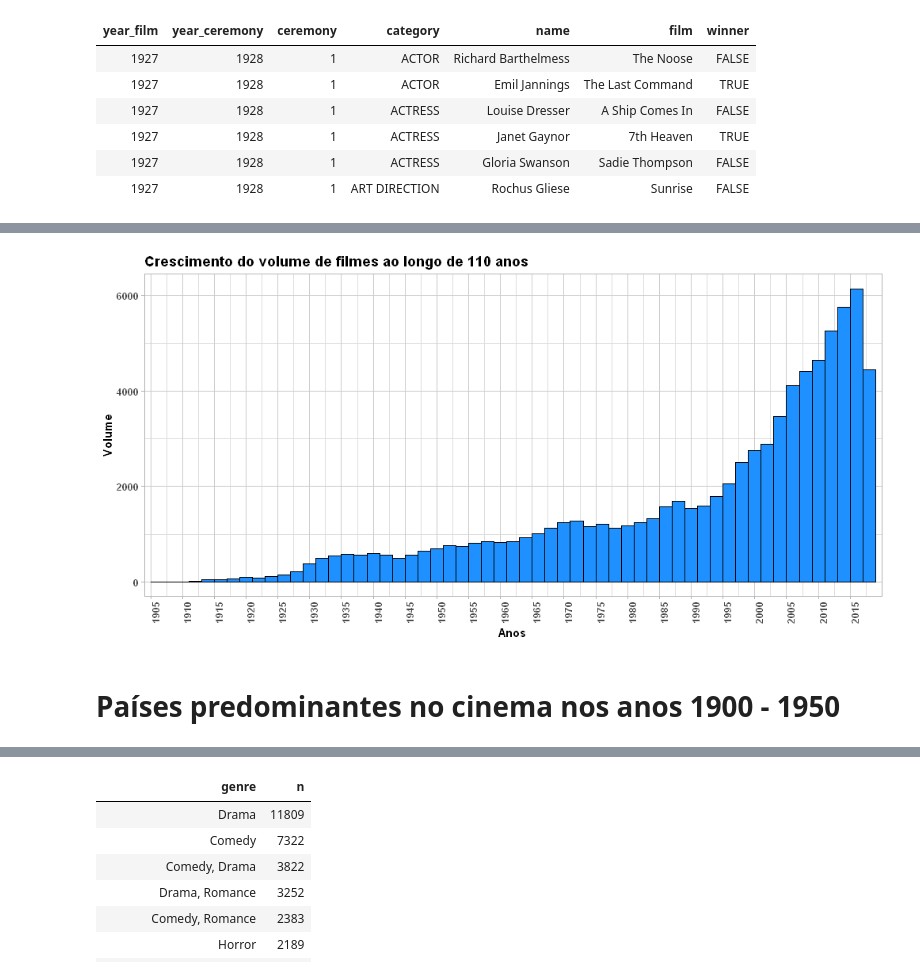
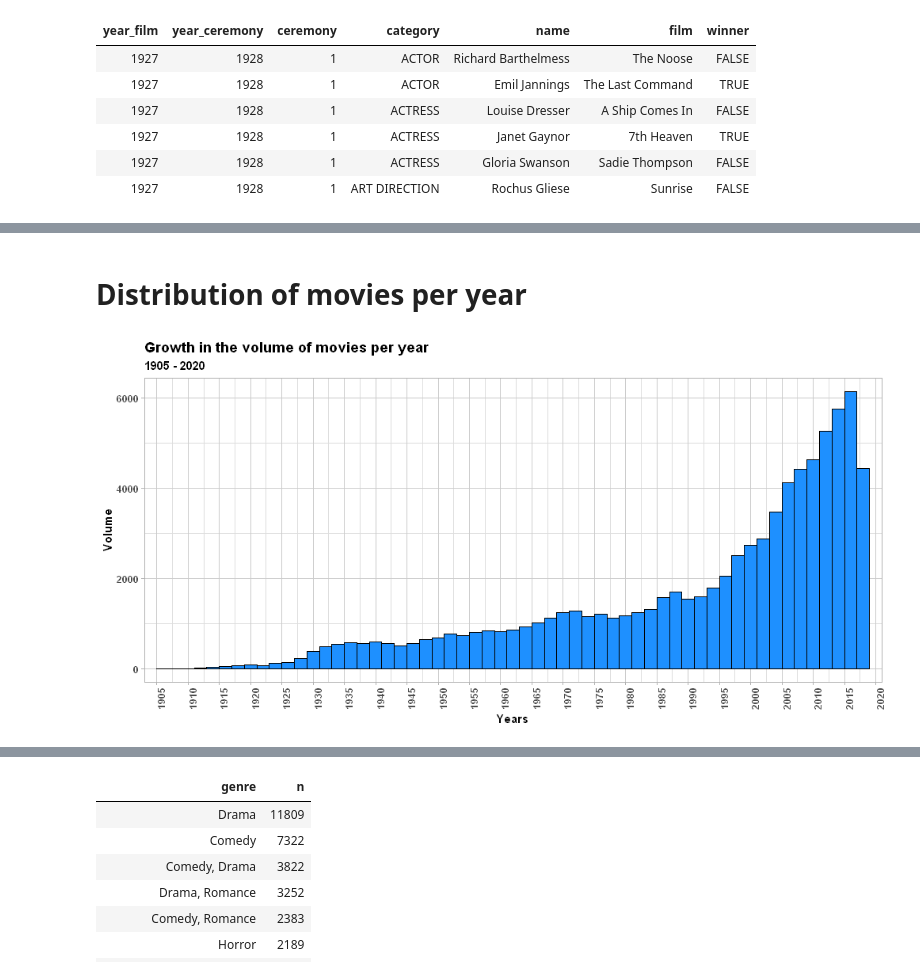
Before and after one commit to BrenoShelby/EDA-iMDB, a Jupyter notebook: imdb.ipynb, the cells around one changed output, grey strips where cells are left out. Cells and saved outputs as stored; diff of their text form; code cells hidden in the pictures.

```diff
--- a/imdb.ipynb
+++ b/imdb.ipynb
@@ -9,6 +14,8 @@ options(repr.plot.width = 10, repr.plot.height = 5, repr.plot.res = 100)
 # %%
-imdb_movies <- read_csv('imdb/IMDb_movies.csv', col_types = cols())
+#Reading data
+imdb_movies <- read_csv('IMDb_movies.csv', col_types = cols())
 
+#Selecting all the columns except actors and description
 imdb_movies <- imdb_movies %>% select(-actors, -description)
 
 head(imdb_movies)
@@ -87,17 +97,32 @@ Classes 'spec_tbl_df', 'tbl_df', 'tbl' and 'data.frame':        10395 obs. of  7
+# %%
+#Personalized theme to columns
+theme_perso_col <- function(name){
+    if(missing(name)){
+        theme_light() +
+        theme(text = element_text(face = "bold"),
+            panel.grid.major = element_line(colour = "gray80"),
+            axis.title = element_text(size = 11),
+            panel.background = element_rect(fill = "gray100"),
+            legend.position = 'right')
+    }else if(name=='angle90'){
+        theme_light() +
+        theme(text = element_text(face = "bold"),
+            panel.grid.major = element_line(colour = "gray80"),
+            axis.title = element_text(size = 11),
+            panel.background = element_rect(fill = "gray100")) +
+        theme(axis.text.x = element_text(angle = 90, hjust = 1))
+    }
+}
+# %% [markdown]
+# Distribution of movies per year
 # %%
 imdb_movies %>%
         ggplot(aes(x = year)) +
         geom_histogram(binwidth = 2, fill = 'dodgerblue', color = 'black') +
-        scale_x_continuous(breaks = seq(1905, 2015, 5), expand = c(0,1)) +
-        labs(title = "Crescimento do volume de filmes ao longo de 110 anos",
-            x = "Anos", y = "Volume") +
-        theme_light() +
-        theme(text = element_text(face = "bold"),
-                    panel.grid.major = element_line(colour = "gray80"),
-                     axis.title = element_text(size = 11),
-                     panel.background = element_rect(fill = "gray100")) +
-        theme(axis.text.x = element_text(angle = 90, hjust = 1))
+        scale_x_continuous(breaks = seq(1905, 2020, 5), expand = c(0,2)) +
+        labs(title = "Growth in the volume of movies per year",
+             subtitle = '1905 - 2020',
+            x = "Years", y = "Volume") +
+        theme_perso_col('angle90')
 # %% [output]
-[figure, old version]
+[figure, new version]
-# %% [markdown]
-# Países predominantes no cinema nos anos 1900 - 1950
```
Also changed, not shown: parts of 56 cells of this notebook.
